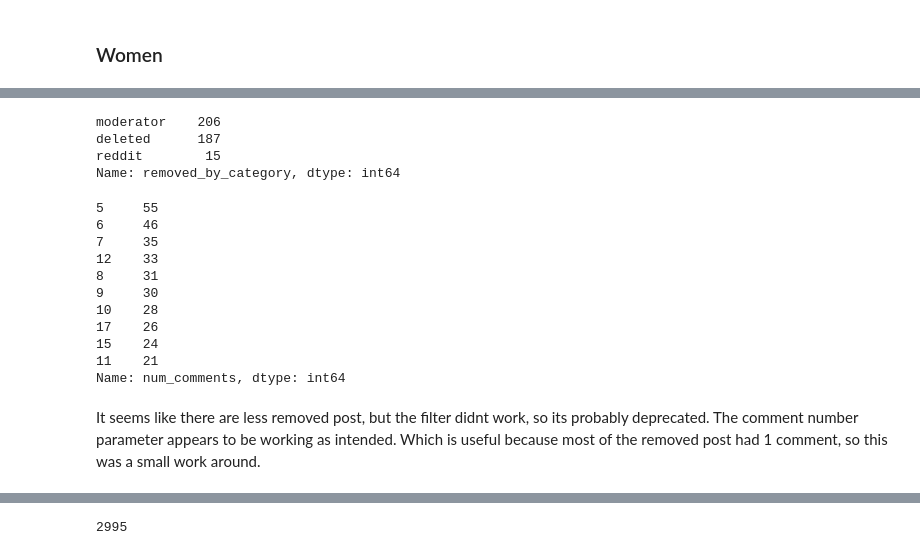
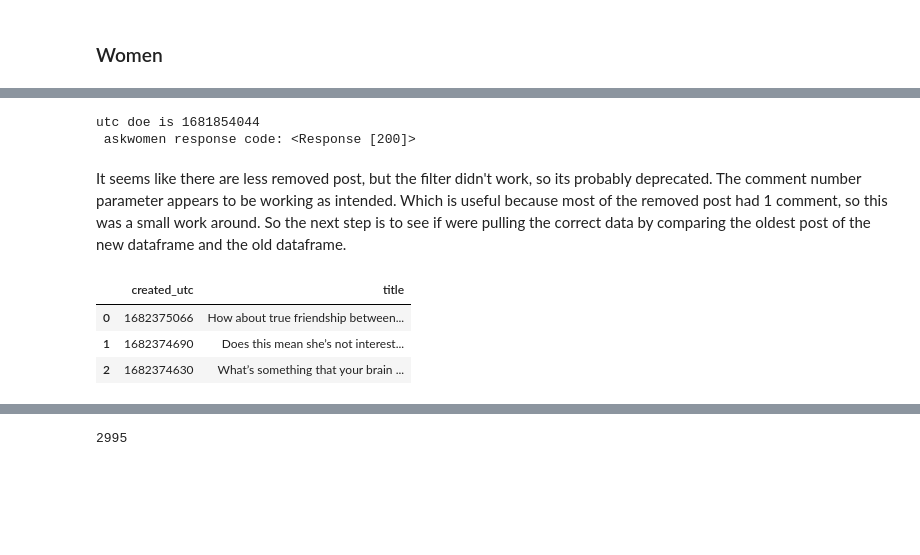
Before and after one commit to DerikVo/Reddit_NLP_project, a Jupyter notebook: Code/01_data_collecting.ipynb, the cells around one changed output, grey strips where cells are left out. Saved outputs shown, nothing was run; the diff lists cells and outputs as text; code cells hidden in the pictures; blank space fills up the shorter version.

```diff
--- a/Code/01_data_collecting.ipynb
+++ b/Code/01_data_collecting.ipynb
@@ -326,26 +323,15 @@ ini_women.sort_values('created_utc', ascending=False).head(2) #get the utc of th
 # %%
-new_askwomen= get_data_before('askwomen', 1000, 1681854059)
+new_askwomen= get_data_before('askwomen', 1000, ini_women)
+# %% [output]
+utc doe is 1681854044
+ askwomen response code: <Response [200]>
-# %%
-new_askwomen['removed_by_category'].value_counts()
-# %% [output]
-moderator    206
-deleted      187
-reddit        15
-Name: removed_by_category, dtype: int64
-# %%
-new_askwomen['num_comments'].value_counts(ascending=False).head(10)
-# %% [output]
-5     55
-6     46
-7     35
-12    33
-8     31
-9     30
-10    28
-17    26
-15    24
-11    21
-Name: num_comments, dtype: int64
 # %% [markdown]
-It seems like there are less removed post, but the filter didnt work, so its probably deprecated. The comment number parameter appears to be working as intended. Which is useful because most of the removed post had 1 comment, so this was a small work around.
+It seems like there are less removed post, but the filter didn't work, so its probably deprecated. The comment number parameter appears to be working as intended. Which is useful because most of the removed post had 1 comment, so this was a small work around. So the next step is to see if were pulling the correct data by comparing the oldest post of the new dataframe and the old dataframe.
+# %%
+ini_women[['created_utc', 'title']].sort_values(by = 'created_utc', ascending = False).head(3)
+# %% [output]
+|  | created_utc | title |
+| 0 | 1682375066 | How about true friendship between... |
+| 1 | 1682374690 | Does this mean she’s not interest... |
+| 2 | 1682374630 | What’s something that your brain ... |
 # %%
```
Also changed, not shown: parts of 30 cells of this notebook, 17 other files.
